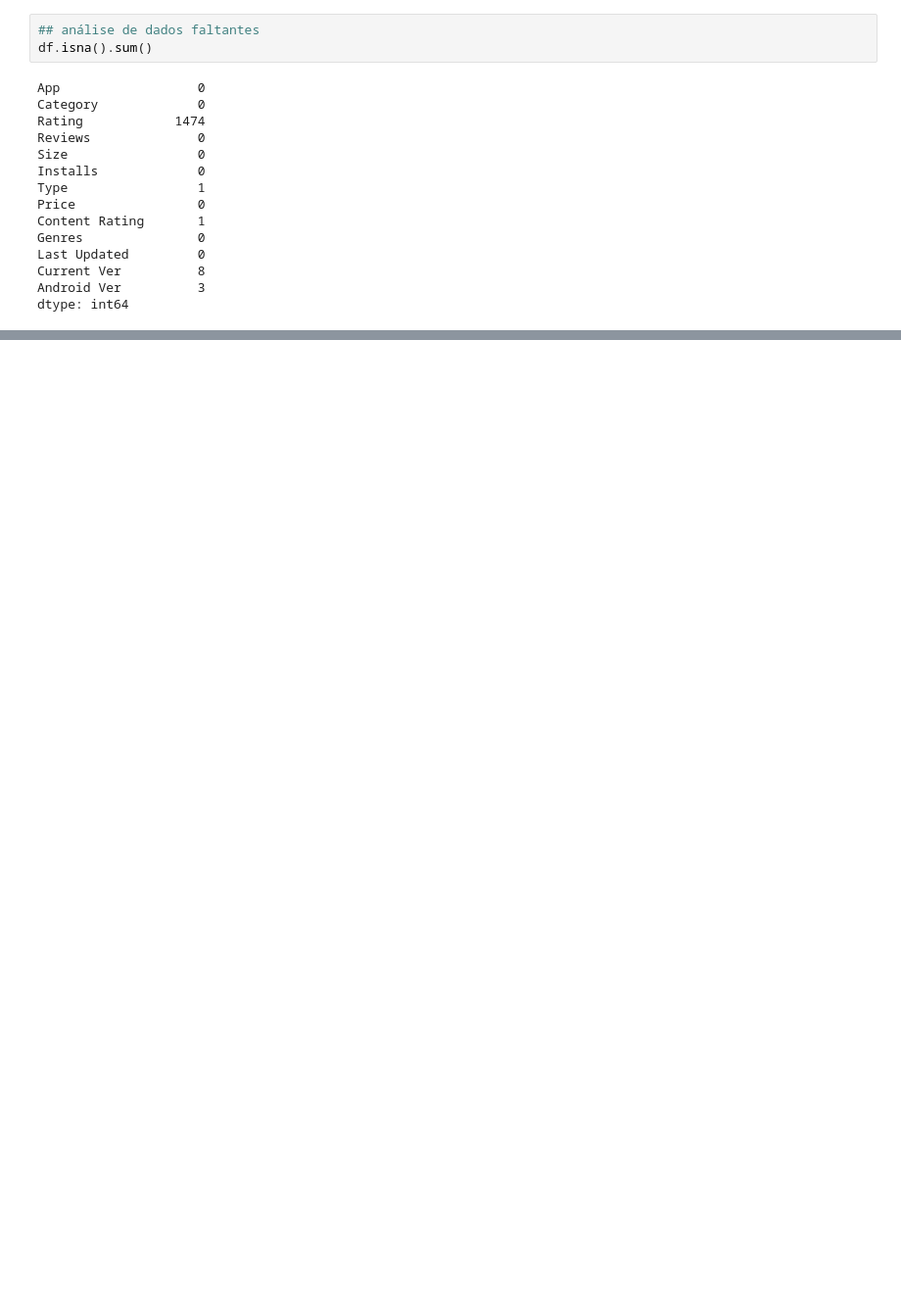
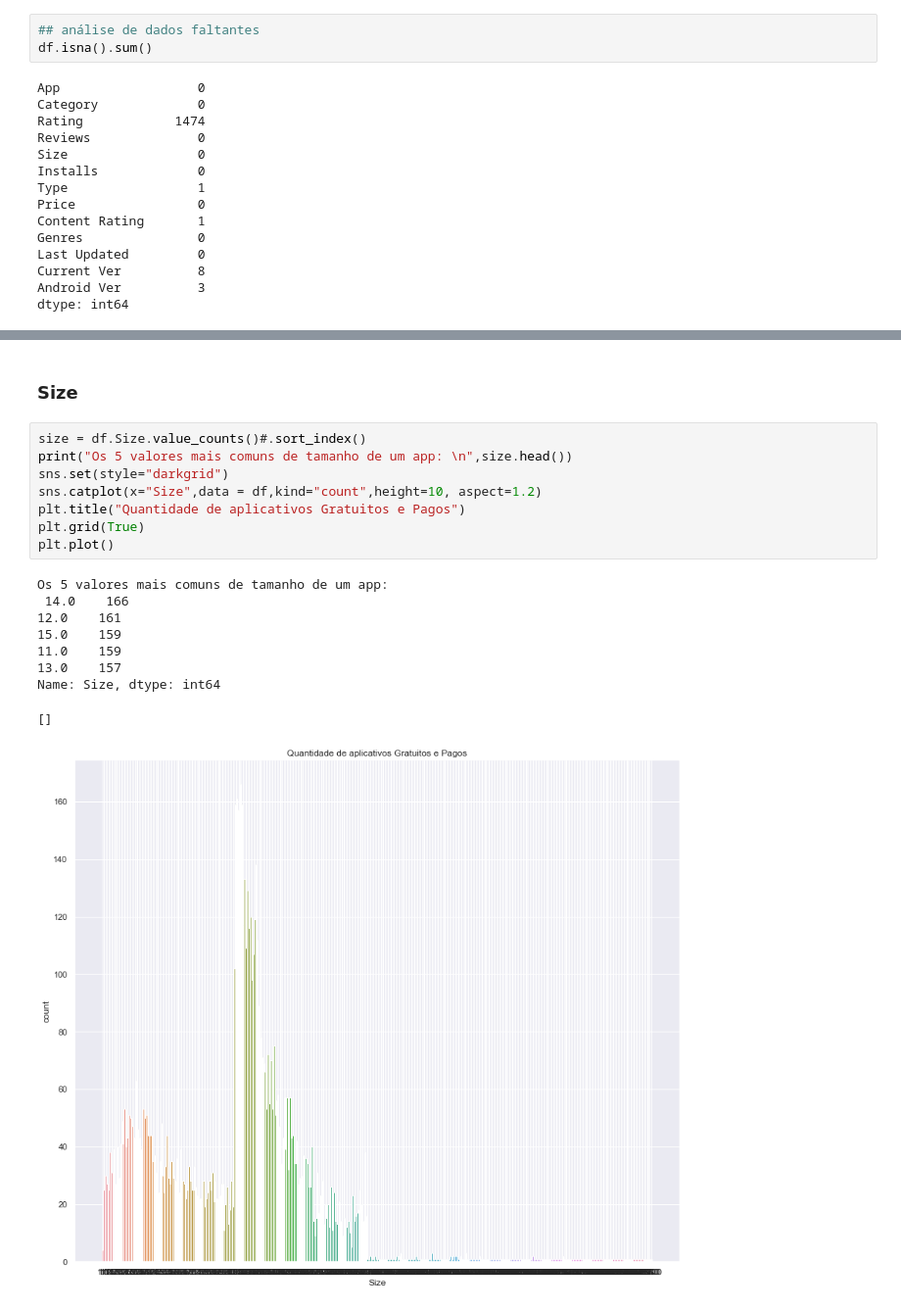
Before and after one commit to ArtFicer/PGCC-MQ, a Jupyter notebook: MQFinal/MQFinal.ipynb, the cells around one changed output, grey strips where cells are left out. Shown: that part at 98% size. Saved outputs shown, nothing was run; the diff lists cells and outputs as text; blank space fills up the shorter version.

```diff
--- a/MQFinal/MQFinal.ipynb
+++ b/MQFinal/MQFinal.ipynb
@@ -185,0 +232,20 @@ df.boxplot()
+# %% [markdown]
+### Size
+# %%
+size = df.Size.value_counts()#.sort_index()
+print("Os 5 valores mais comuns de tamanho de um app: \n",size.head())
+sns.set(style="darkgrid")
+sns.catplot(x="Size",data = df,kind="count",height=10, aspect=1.2)
+plt.title("Quantidade de aplicativos Gratuitos e Pagos")
+plt.grid(True)
+plt.plot()
+# %% [output]
+Os 5 valores mais comuns de tamanho de um app:
+ 14.0    166
+12.0    161
+15.0    159
+11.0    159
+13.0    157
+Name: Size, dtype: int64
+[]
+[figure, added]
```
Also changed, not shown: parts of 28 cells of this notebook, 2 other files.
